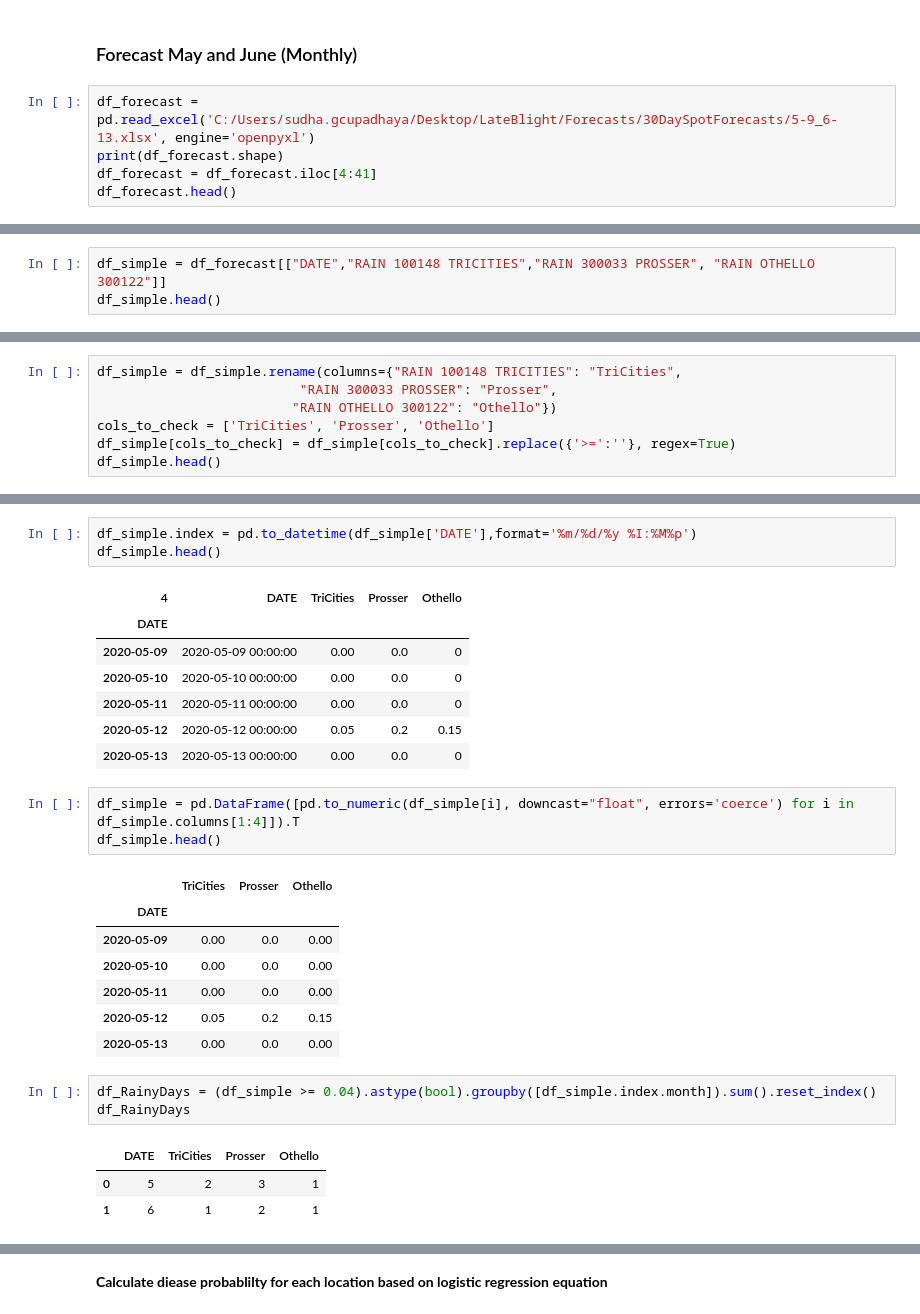
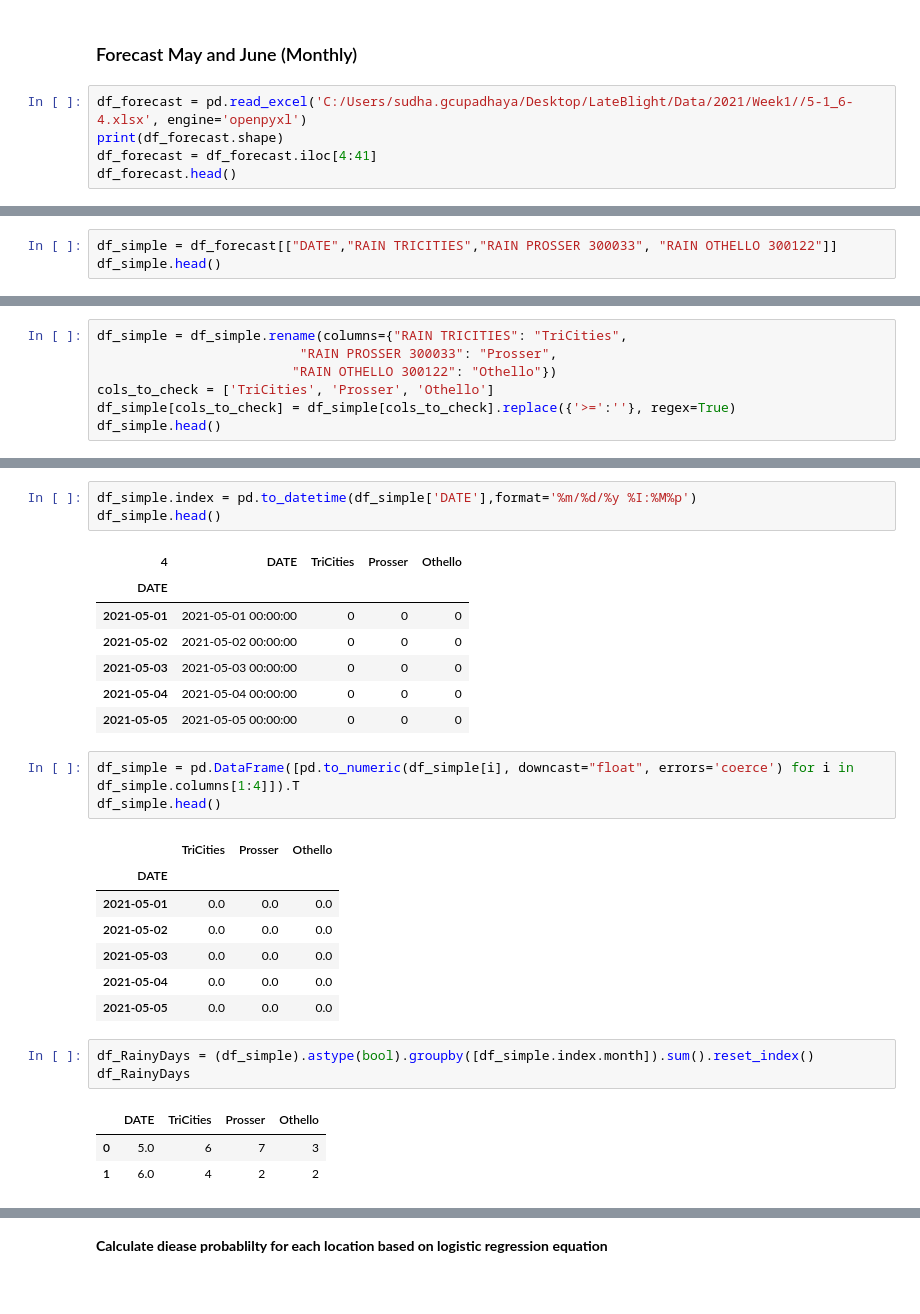
Before and after one commit to d-linnard/LateBlight, a Jupyter notebook: Scripts/Lateblight_2021.ipynb, the cells around one changed output, grey strips where cells are left out. Saved outputs shown, nothing was run; the diff lists cells and outputs as text.

```diff
--- a/Scripts/Lateblight_2021.ipynb
+++ b/Scripts/Lateblight_2021.ipynb
@@ -208,7 +209,7 @@ RainDays_April_Tricities = np.array(grouped['RainyDays'][(grouped['Station']=='T
 # %% [markdown]
 ### Forecast May and June (Monthly)
 # %%
-df_forecast = pd.read_excel('C:/Users/sudha.gcupadhaya/Desktop/LateBlight/Forecasts/30DaySpotForecasts/5-9_6-13.xlsx', engine='openpyxl')
+df_forecast = pd.read_excel('C:/Users/sudha.gcupadhaya/Desktop/LateBlight/Data/2021/Week1//5-1_6-4.xlsx', engine='openpyxl')
 print(df_forecast.shape)
 df_forecast = df_forecast.iloc[4:41]
 df_forecast.head()
@@ -244,4 +245,4 @@ df_forecast.head()
 # %%
-df_simple = df_forecast[["DATE","RAIN 100148 TRICITIES","RAIN 300033 PROSSER", "RAIN OTHELLO 300122"]]
+df_simple = df_forecast[["DATE","RAIN TRICITIES","RAIN PROSSER 300033", "RAIN OTHELLO 300122"]]
 df_simple.head()
 # %% [output]
@@ -254,6 +255,6 @@ df_simple.head()
 # %%
-df_simple = df_simple.rename(columns={"RAIN 100148 TRICITIES": "TriCities",
-                          "RAIN 300033 PROSSER": "Prosser",
+df_simple = df_simple.rename(columns={"RAIN TRICITIES": "TriCities",
+                          "RAIN PROSSER 300033": "Prosser",
                          "RAIN OTHELLO 300122": "Othello"})
 cols_to_check = ['TriCities', 'Prosser', 'Othello']
 df_simple[cols_to_check] = df_simple[cols_to_check].replace({'>=':''}, regex=True)
@@ -271,29 +272,29 @@ df_simple.head()
 # %% [output]
 | 4 | DATE | TriCities | Prosser | Othello |
 | DATE |  |  |  |  |
-| 2020-05-09 | 2020-05-09 00:00:00 | 0.00 | 0.0 | 0 |
-| 2020-05-10 | 2020-05-10 00:00:00 | 0.00 | 0.0 | 0 |
-| 2020-05-11 | 2020-05-11 00:00:00 | 0.00 | 0.0 | 0 |
-| 2020-05-12 | 2020-05-12 00:00:00 | 0.05 | 0.2 | 0.15 |
-| 2020-05-13 | 2020-05-13 00:00:00 | 0.00 | 0.0 | 0 |
+| 2021-05-01 | 2021-05-01 00:00:00 | 0 | 0 | 0 |
+| 2021-05-02 | 2021-05-02 00:00:00 | 0 | 0 | 0 |
+| 2021-05-03 | 2021-05-03 00:00:00 | 0 | 0 | 0 |
+| 2021-05-04 | 2021-05-04 00:00:00 | 0 | 0 | 0 |
+| 2021-05-05 | 2021-05-05 00:00:00 | 0 | 0 | 0 |
 # %%
 df_simple = pd.DataFrame([pd.to_numeric(df_simple[i], downcast="float", errors='coerce') for i in df_simple.columns[1:4]]).T
 df_simple.head()
 # %% [output]
 |  | TriCities | Prosser | Othello |
 | DATE |  |  |  |
-| 2020-05-09 | 0.00 | 0.0 | 0.00 |
-| 2020-05-10 | 0.00 | 0.0 | 0.00 |
-| 2020-05-11 | 0.00 | 0.0 | 0.00 |
-| 2020-05-12 | 0.05 | 0.2 | 0.15 |
-| 2020-05-13 | 0.00 | 0.0 | 0.00 |
+| 2021-05-01 | 0.0 | 0.0 | 0.0 |
+| 2021-05-02 | 0.0 | 0.0 | 0.0 |
+| 2021-05-03 | 0.0 | 0.0 | 0.0 |
+| 2021-05-04 | 0.0 | 0.0 | 0.0 |
+| 2021-05-05 | 0.0 | 0.0 | 0.0 |
 # %%
-df_RainyDays = (df_simple >= 0.04).astype(bool).groupby([df_simple.index.month]).sum().reset_index()
+df_RainyDays = (df_simple).astype(bool).groupby([df_simple.index.month]).sum().reset_index()
 df_RainyDays
 # %% [output]
 |  | DATE | TriCities | Prosser | Othello |
-| 0 | 5 | 2 | 3 | 1 |
-| 1 | 6 | 1 | 2 | 1 |
+| 0 | 5.0 | 6 | 7 | 3 |
+| 1 | 6.0 | 4 | 2 | 2 |
 # %%
 df_RainyDays = df_RainyDays.melt(id_vars = ['DATE'], value_name = 'RainyDays')
 df_RainyDays.columns = ['Month', 'Station', 'RainyDays']
```
Also changed, not shown: parts of 22 cells of this notebook, 16 other files.
